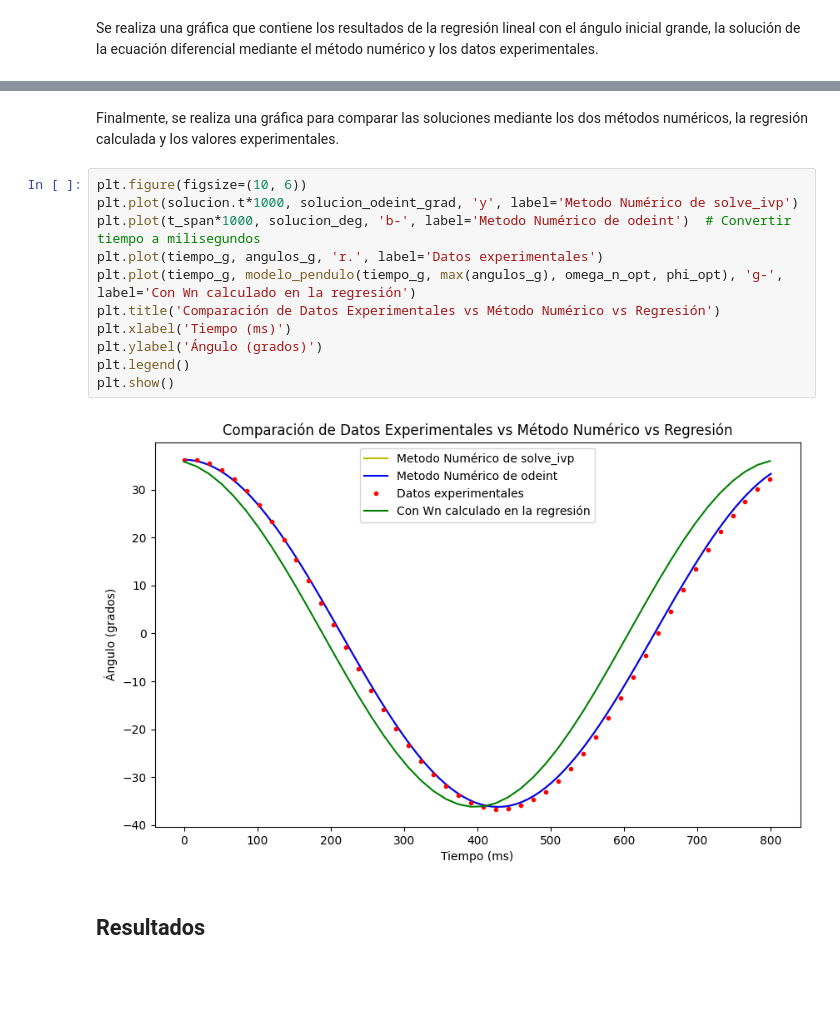
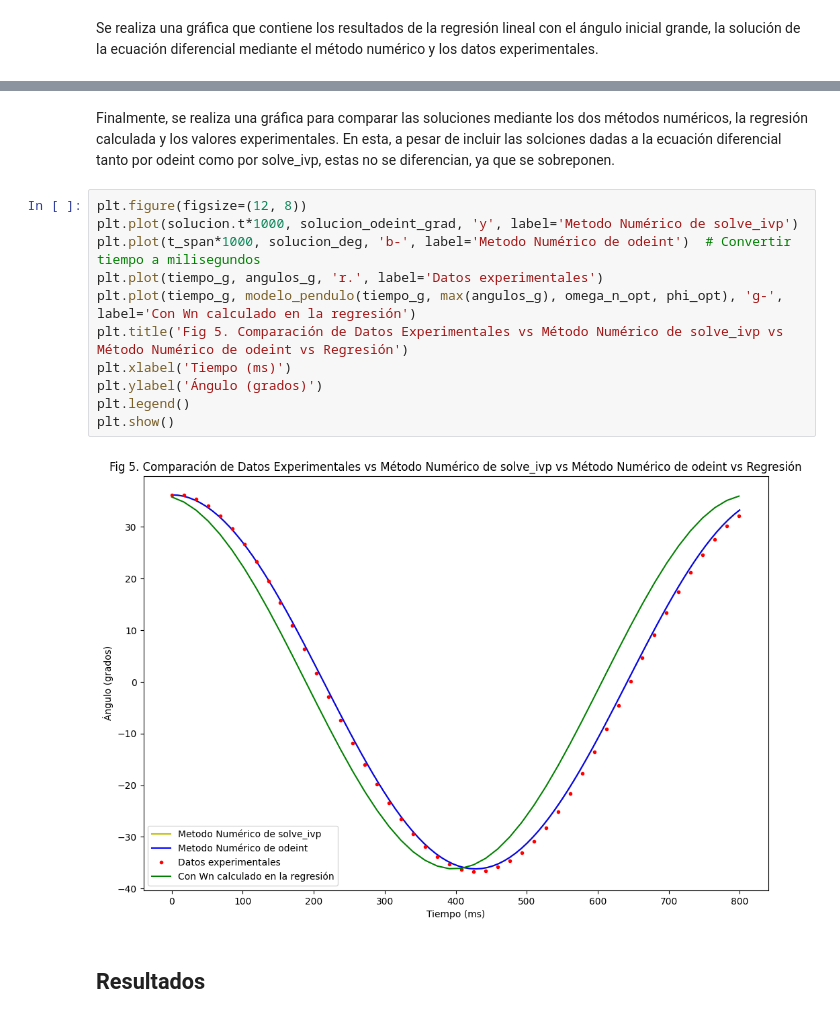
Before and after one commit to JuanMcd/ProgIngenieria_Pendulo, a Jupyter notebook: Labor_pendulo.ipynb, the cells around one changed output, grey strips where cells are left out. Cells and saved outputs as stored; diff of their text form; blank space fills up the shorter version.

```diff
--- a/Labor_pendulo.ipynb
+++ b/Labor_pendulo.ipynb
@@ -202,18 +202,18 @@ plt.show()
 # %% [markdown]
-Finalmente, se realiza una gráfica para comparar las soluciones mediante los dos métodos numéricos, la regresión calculada y los valores experimentales.
+Finalmente, se realiza una gráfica para comparar las soluciones mediante los dos métodos numéricos, la regresión calculada y los valores experimentales. En esta, a pesar de incluir las solciones dadas a la ecuación diferencial tanto por odeint como por solve_ivp, estas no se diferencian, ya que se sobreponen.
 # %%
-plt.figure(figsize=(10, 6))
+plt.figure(figsize=(12, 8))
 plt.plot(solucion.t*1000, solucion_odeint_grad, 'y', label='Metodo Numérico de solve_ivp')
 plt.plot(t_span*1000, solucion_deg, 'b-', label='Metodo Numérico de odeint')  # Convertir tiempo a milisegundos
 plt.plot(tiempo_g, angulos_g, 'r.', label='Datos experimentales')
 plt.plot(tiempo_g, modelo_pendulo(tiempo_g, max(angulos_g), omega_n_opt, phi_opt), 'g-', label='Con Wn calculado en la regresión')
-plt.title('Comparación de Datos Experimentales vs Método Numérico vs Regresión')
+plt.title('Fig 5. Comparación de Datos Experimentales vs Método Numérico de solve_ivp vs Método Numérico de odeint vs Regresión')
 plt.xlabel('Tiempo (ms)')
 plt.ylabel('Ángulo (grados)')
 plt.legend()
 plt.show()
 # %% [output]
-[figure, old version]
+[figure, new version]
 # %% [markdown]
 ## **Resultados**
 # %% [markdown]
```
Also changed, not shown: parts of 5 cells of this notebook.
